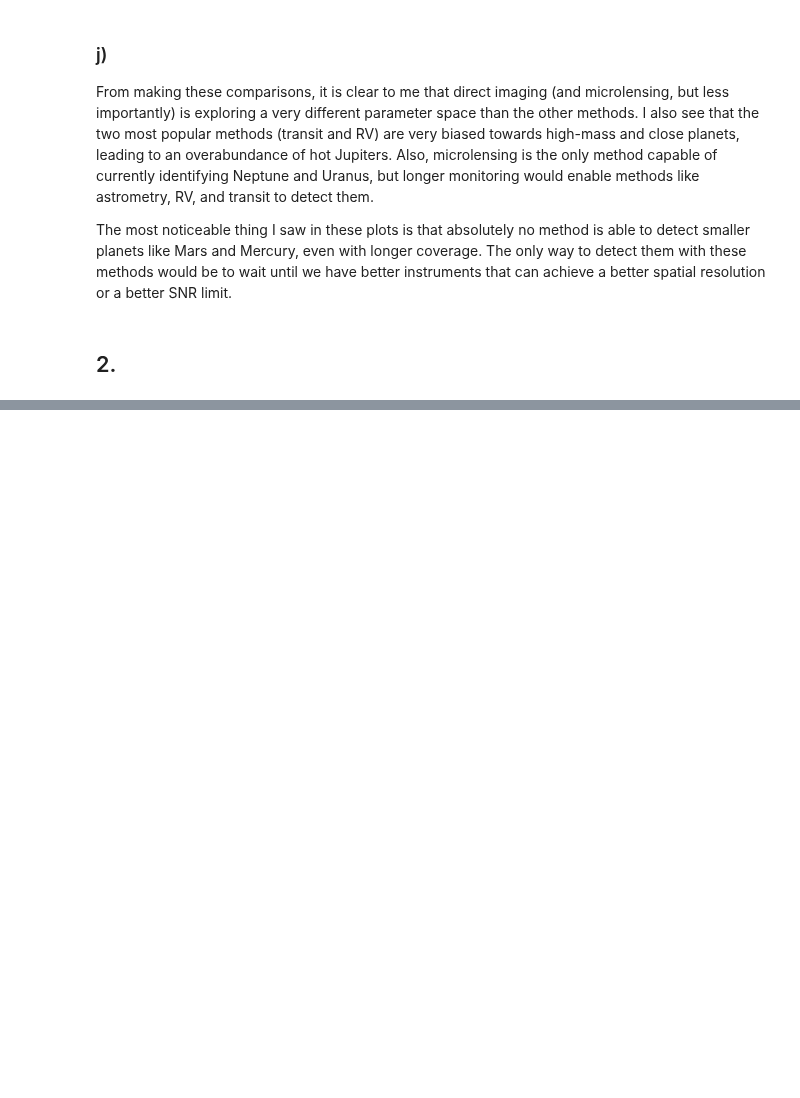
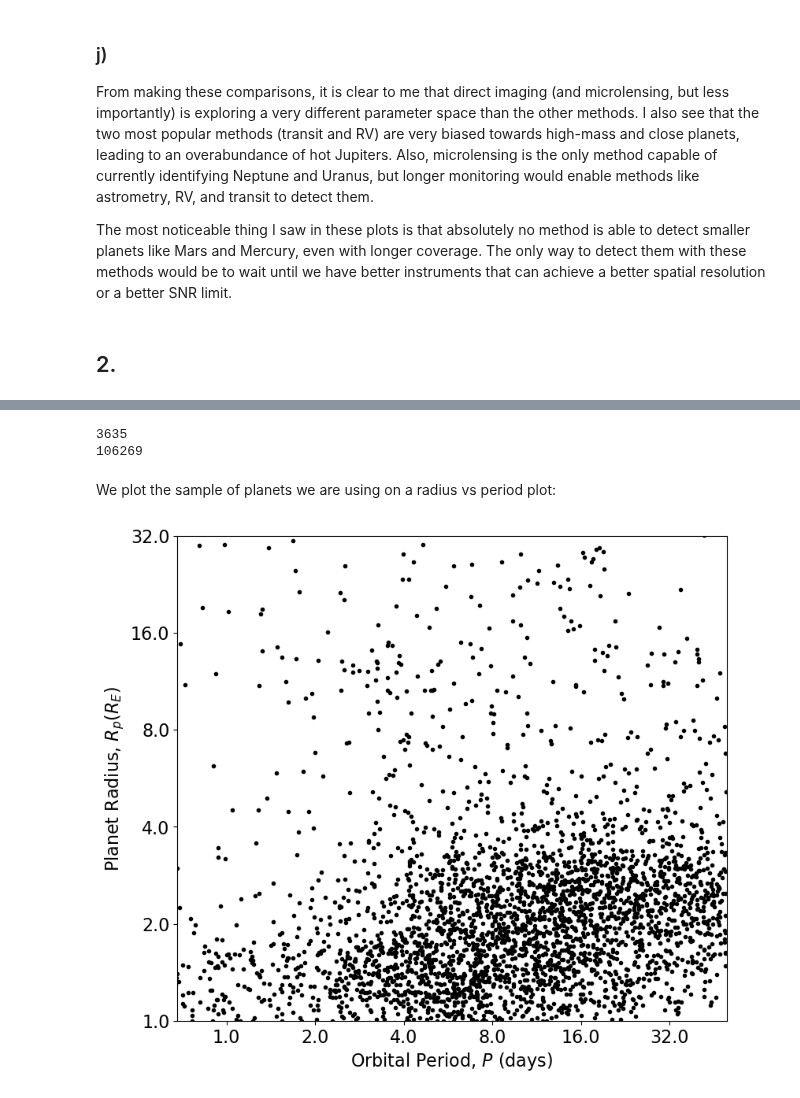
Before and after one commit to oliviergilbertastro/UMich, a Jupyter notebook: ASTRO530/hw6/hw6.ipynb, the cells around one changed output, grey strips where cells are left out. Cells and saved outputs as stored; diff of their text form; code cells hidden in the pictures; blank space fills up the shorter version.

Commit message:
plot 1 of #2

```diff
--- a/ASTRO530/hw6/hw6.ipynb
+++ b/ASTRO530/hw6/hw6.ipynb
@@ -346,0 +361,10 @@ The most noticeable thing I saw in these plots is that absolutely no method is a
+# %%
+with open(r"/Users/ogilbert/Downloads/nph-nstedAPI.txt", "r") as f:
+    header_line = [line.rstrip("\n") for i, line in enumerate(f) if i==204][0]
+pipe_positions = [pos for pos, ch in enumerate(header_line) if ch == "|"]
+colspecs = [(pipe_positions[i] + 1, pipe_positions[i+1]) for i in range(len(pipe_positions)-1)]
+col_names = [header_line[start:end].strip() for start, end in colspecs]
+col_names = [col_names[i] for i in range(len(col_names)) if col_names[i]!=""]
+stars_cat = pd.read_fwf(r"/Users/ogilbert/Downloads/nph-nstedAPI.txt", skiprows=208, header=None, colspecs=colspecs, names=col_names)
+
+planets_cat = pd.read_csv(r"cumulative_2025.12.03_17.56.01.csv", header=53)
@@ -346,0 +377,32 @@ The most noticeable thing I saw in these plots is that absolutely no method is a
+# %%
+
+planets_cat = planets_cat[planets_cat["koi_pdisposition"].isin(["CONFIRMED","CANDIDATE"])] # Remove false positives
+planets_cat = planets_cat[planets_cat["koi_period"] < 50] # Remove long-period planets
+
+stars_cat = stars_cat[(stars_cat["teff"] > 4100) & (stars_cat["teff"] < 6100)] # effective temperature cut
+stars_cat = stars_cat[(stars_cat["logg"] > 4.0) & (stars_cat["logg"] < 4.9)] # surface gravity cut
+stars_cat = stars_cat[(stars_cat["kmag"] <15)] # Kepler magnitude cut
+
+print(len(planets_cat))
+print(len(stars_cat))
+# %% [output]
+3635
+106269
+# %% [markdown]
+We plot the sample of planets we are using on a radius vs period plot:
+# %%
+plt.figure(figsize=(9,8))
+ax = plt.gca()
+weird = planets_cat[planets_cat["koi_prad"] > 10000].copy()
+plt.plot(planets_cat["koi_period"], planets_cat["koi_prad"], marker=".", ls="None", color="black")
+plt.xscale("log", base=2)
+plt.yscale("log", base=2)
+ax.get_xaxis().set_major_formatter(plt.ScalarFormatter())
+ax.get_yaxis().set_major_formatter(plt.ScalarFormatter())
+plt.xlim(0.68,50)
+plt.ylim(1,32)
+plt.xlabel("Orbital Period, $P$ (days)")
+plt.ylabel("Planet Radius, $R_p(R_E)$")
+ax.ticklabel_format(style='plain')
+# %% [output]
+[figure, added]
```
Also changed, not shown: parts of 3 cells of this notebook.
